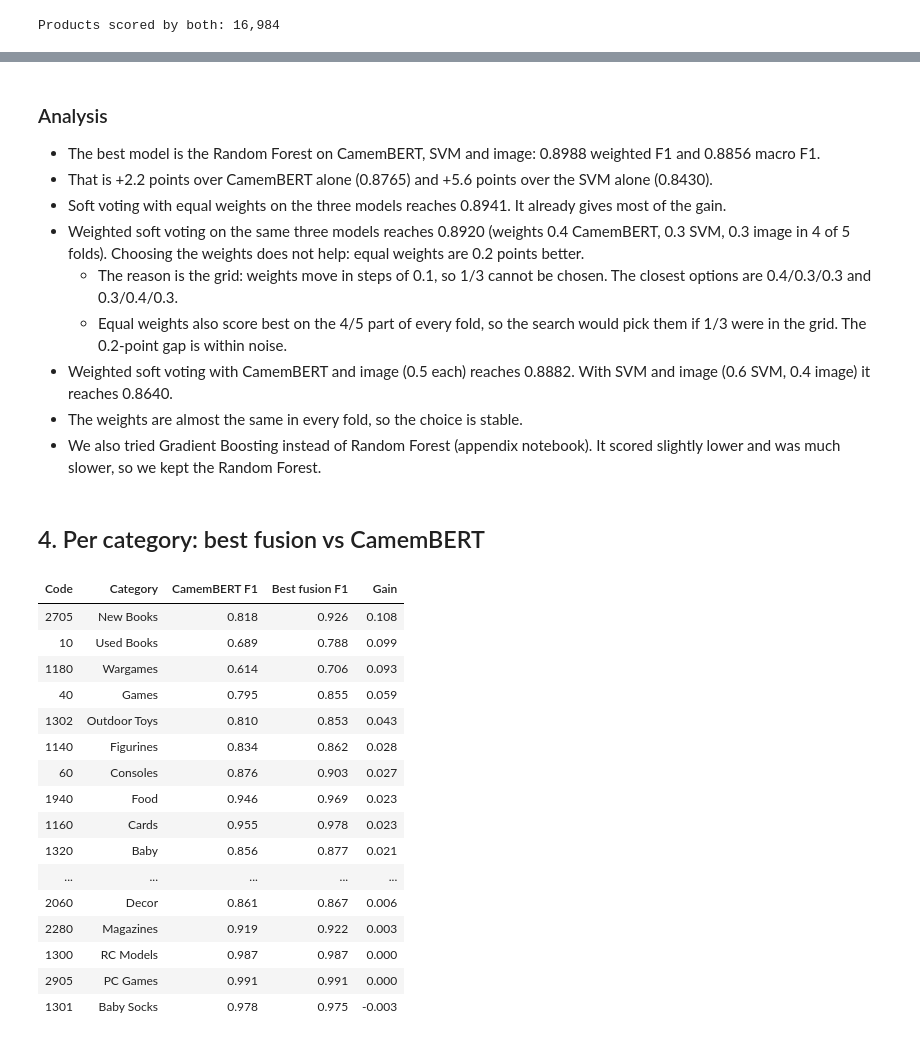
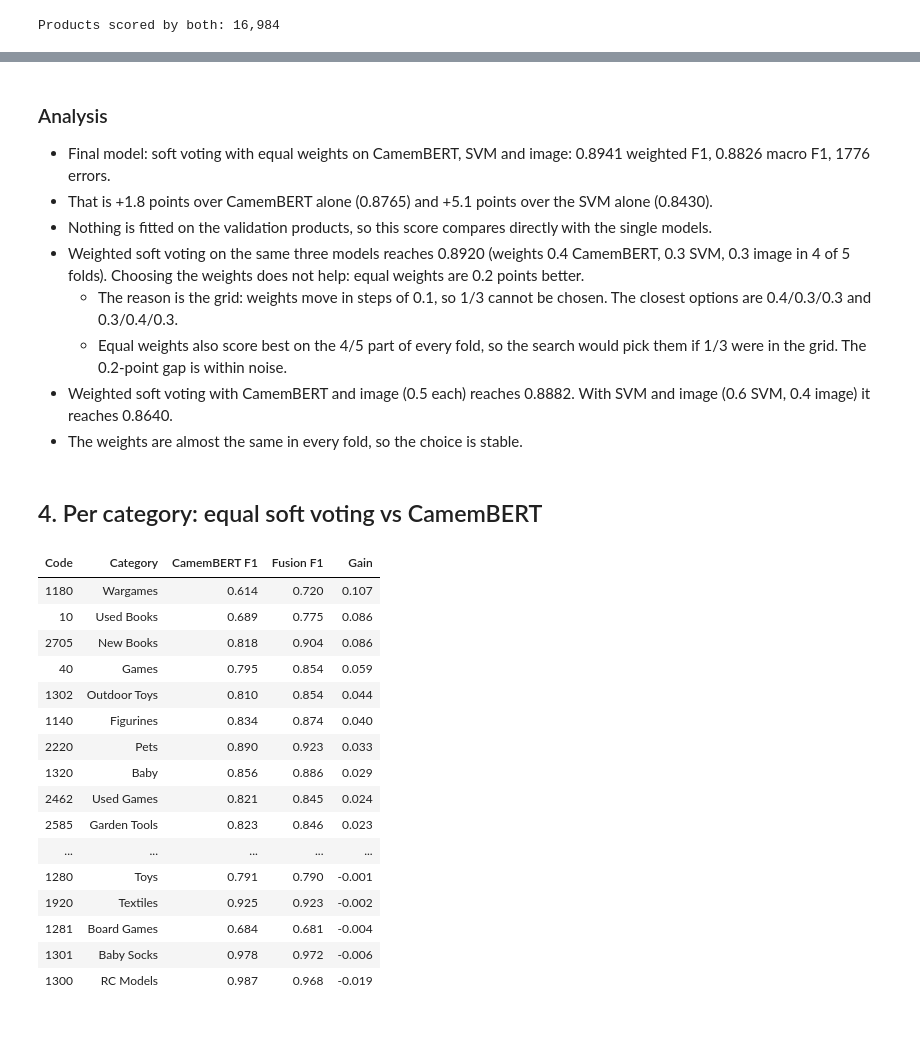
Before and after one commit to wahajaslm/liora-capstone, a Jupyter notebook: notebooks/04_text_and_image_fusion.ipynb, the cells around one changed output, grey strips where cells are left out. Drawn from its saved outputs; the diff is of its cells as text; code cells hidden in the pictures.

```diff
--- a/notebooks/04_text_and_image_fusion.ipynb
+++ b/notebooks/04_text_and_image_fusion.ipynb
@@ -124,7 +123,6 @@ predictions              = {
     "SVM only (TF-IDF)"                     : classes[P_text.argmax(axis=1)],
     "CamemBERT only"                         : classes[P_camembert.argmax(axis=1)],
     **{name: np.zeros_like(y_true) for name in soft_votes},
-    "Random Forest (CamemBERT + SVM + image)": np.zeros_like(y_true),
 }
 chosen_weights           = {name: [] for name in soft_votes}
 
@@ -134,9 +132,6 @@ for train_idx, test_idx in folds.split(X_all, y_true):
         best_w           = grid[int(np.argmax(fold_scores))]
         chosen_weights[name].append(tuple(round(float(w), 2) for w in best_w))
         predictions[name][test_idx] = soft_vote(probs, best_w, test_idx)
-
-    forest               = RandomForestClassifier(n_estimators=300, min_samples_leaf=2, n_jobs=-1, random_state=RANDOM_STATE)
-    predictions["Random Forest (CamemBERT + SVM + image)"][test_idx] = forest.fit(X_all[train_idx], y_true[train_idx]).predict(X_all[test_idx])
 
 for name, chosen in chosen_weights.items():
     if len(soft_votes[name][1]) > 1:
@@ -178,49 +172,48 @@ Weighted soft voting (CamemBERT + SVM + image) — weights chosen in each fold:
 # %% [markdown]
 ### Analysis
 
-- The best model is the Random Forest on CamemBERT, SVM and image: 0.8988 weighted F1 and 0.8856 macro F1.
-- That is +2.2 points over CamemBERT alone (0.8765) and +5.6 points over the SVM alone (0.8430).
-- Soft voting with equal weights on the three models reaches 0.8941. It already gives most of the gain.
+- Final model: soft voting with equal weights on CamemBERT, SVM and image: 0.8941 weighted F1, 0.8826 macro F1, 1776 errors.
+- That is +1.8 points over CamemBERT alone (0.8765) and +5.1 points over the SVM alone (0.8430).
+- Nothing is fitted on the validation products, so this score compares directly with the single models.
 - Weighted soft voting on the same three models reaches 0.8920 (weights 0.4 CamemBERT, 0.3 SVM, 0.3 image in 4 of 5 folds). Choosing the weights does not help: equal weights are 0.2 points better.
   - The reason is the grid: weights move in steps of 0.1, so 1/3 cannot be chosen. The closest options are 0.4/0.3/0.3 and 0.3/0.4/0.3.
   - Equal weights also score best on the 4/5 part of every fold, so the search would pick them if 1/3 were in the grid. The 0.2-point gap is within noise.
 - Weighted soft voting with CamemBERT and image (0.5 each) reaches 0.8882. With SVM and image (0.6 SVM, 0.4 image) it reaches 0.8640.
 - The weights are almost the same in every fold, so the choice is stable.
-- We also tried Gradient Boosting instead of Random Forest (appendix notebook). It scored slightly lower and was much slower, so we kept the Random Forest.
 # %% [markdown]
-## 4. Per category: best fusion vs CamemBERT
+## 4. Per category: equal soft voting vs CamemBERT
 # %%
-best                     = "Random Forest (CamemBERT + SVM + image)"
+best                     = "Soft voting, equal weights (CamemBERT + SVM + image)"
 camembert_scores         = compute_per_class_metrics(y_true, predictions["CamemBERT only"], classes)
 best_scores              = compute_per_class_metrics(y_true, predictions[best], classes)
 
 per_class                = pd.DataFrame({
     "Code":           classes,
     "Category":       [CATEGORY_NAMES[c] for c in classes],
     "CamemBERT F1":   camembert_scores["f1"],
-    "Best fusion F1": best_scores["f1"],
+    "Fusion F1":      best_scores["f1"],
 })
-per_class["Gain"]        = per_class["Best fusion F1"] - per_class["CamemBERT F1"]
+per_class["Gain"]        = per_class["Fusion F1"] - per_class["CamemBERT F1"]
 per_class.to_csv(PROJECT_ROOT / "models" / "outputs" / "04_fusion_per_class.csv", index=False)
 display(per_class.sort_values("Gain", ascending=False).style.hide(axis="index").format(precision=3))
 # %% [output]
-| Code | Category | CamemBERT F1 | Best fusion F1 | Gain |
-| 2705 | New Books | 0.818 | 0.926 | 0.108 |
-| 10 | Used Books | 0.689 | 0.788 | 0.099 |
-| 1180 | Wargames | 0.614 | 0.706 | 0.093 |
-| 40 | Games | 0.795 | 0.855 | 0.059 |
-| 1302 | Outdoor Toys | 0.810 | 0.853 | 0.043 |
-| 1140 | Figurines | 0.834 | 0.862 | 0.028 |
-| 60 | Consoles | 0.876 | 0.903 | 0.027 |
-| 1940 | Food | 0.946 | 0.969 | 0.023 |
-| 1160 | Cards | 0.955 | 0.978 | 0.023 |
-| 1320 | Baby | 0.856 | 0.877 | 0.021 |
+| Code | Category | CamemBERT F1 | Fusion F1 | Gain |
+| 1180 | Wargames | 0.614 | 0.720 | 0.107 |
+| 10 | Used Books | 0.689 | 0.775 | 0.086 |
+| 2705 | New Books | 0.818 | 0.904 | 0.086 |
+| 40 | Games | 0.795 | 0.854 | 0.059 |
+| 1302 | Outdoor Toys | 0.810 | 0.854 | 0.044 |
+| 1140 | Figurines | 0.834 | 0.874 | 0.040 |
+| 2220 | Pets | 0.890 | 0.923 | 0.033 |
+| 1320 | Baby | 0.856 | 0.886 | 0.029 |
+| 2462 | Used Games | 0.821 | 0.845 | 0.024 |
+| 2585 | Garden Tools | 0.823 | 0.846 | 0.023 |
 | ... | ... | ... | ... | ... |
-| 2060 | Decor | 0.861 | 0.867 | 0.006 |
-| 2280 | Magazines | 0.919 | 0.922 | 0.003 |
-| 1300 | RC Models | 0.987 | 0.987 | 0.000 |
-| 2905 | PC Games | 0.991 | 0.991 | 0.000 |
-| 1301 | Baby Socks | 0.978 | 0.975 | -0.003 |
+| 1280 | Toys | 0.791 | 0.790 | -0.001 |
+| 1920 | Textiles | 0.925 | 0.923 | -0.002 |
+| 1281 | Board Games | 0.684 | 0.681 | -0.004 |
+| 1301 | Baby Socks | 0.978 | 0.972 | -0.006 |
+| 1300 | RC Models | 0.987 | 0.968 | -0.019 |
 # %% [markdown]
 ### Analysis
 
```
Also changed, not shown: parts of 7 cells of this notebook, 9 other files.
